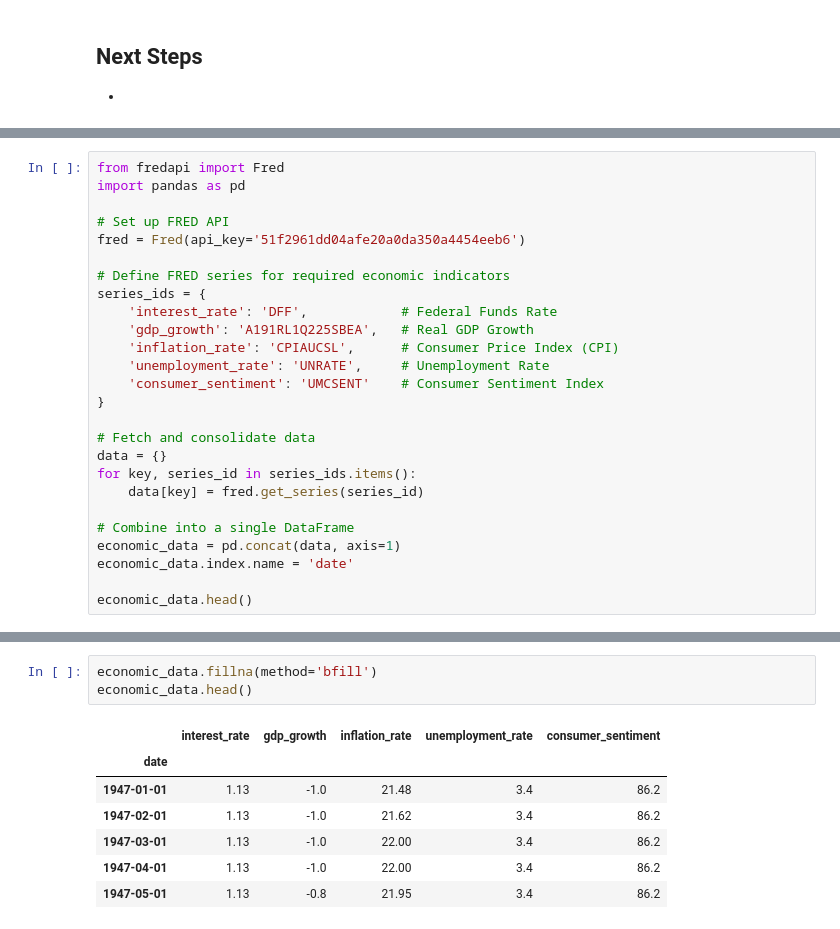
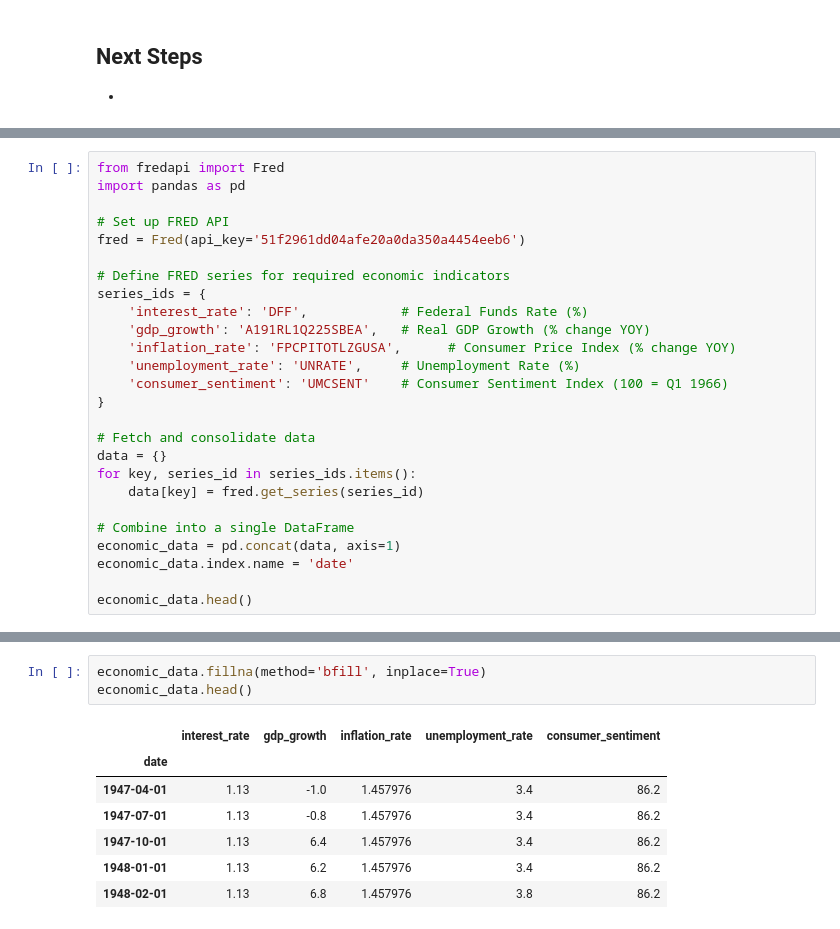
Before and after one commit to elijahlopez94/stock_market_prediction_with_rnn, a Jupyter notebook: eda_notebook.ipynb, the cells around one changed output, grey strips where cells are left out. Saved outputs shown, nothing was run; the diff lists cells and outputs as text.

```diff
--- a/eda_notebook.ipynb
+++ b/eda_notebook.ipynb
@@ -191,11 +157,11 @@ fred = Fred(api_key='51f2961dd04afe20a0da350a4454eeb6')
 
 # Define FRED series for required economic indicators
 series_ids = {
-    'interest_rate': 'DFF',            # Federal Funds Rate
-    'gdp_growth': 'A191RL1Q225SBEA',   # Real GDP Growth
-    'inflation_rate': 'CPIAUCSL',      # Consumer Price Index (CPI)
-    'unemployment_rate': 'UNRATE',     # Unemployment Rate
-    'consumer_sentiment': 'UMCSENT'    # Consumer Sentiment Index
+    'interest_rate': 'DFF',            # Federal Funds Rate (%)
+    'gdp_growth': 'A191RL1Q225SBEA',   # Real GDP Growth (% change YOY)
+    'inflation_rate': 'FPCPITOTLZGUSA',      # Consumer Price Index (% change YOY)
+    'unemployment_rate': 'UNRATE',     # Unemployment Rate (%)
+    'consumer_sentiment': 'UMCSENT'    # Consumer Sentiment Index (100 = Q1 1966)
 }
 
 # Fetch and consolidate data
@@ -226,14 +200,14 @@ overlapping_economic_data.head()
 # %%
-economic_data.fillna(method='bfill')
+economic_data.fillna(method='bfill', inplace=True)
 economic_data.head()
 # %% [output]
 |  | interest_rate | gdp_growth | inflation_rate | unemployment_rate | consumer_sentiment |
 | date |  |  |  |  |  |
-| 1947-01-01 | 1.13 | -1.0 | 21.48 | 3.4 | 86.2 |
-| 1947-02-01 | 1.13 | -1.0 | 21.62 | 3.4 | 86.2 |
-| 1947-03-01 | 1.13 | -1.0 | 22.00 | 3.4 | 86.2 |
-| 1947-04-01 | 1.13 | -1.0 | 22.00 | 3.4 | 86.2 |
-| 1947-05-01 | 1.13 | -0.8 | 21.95 | 3.4 | 86.2 |
+| 1947-04-01 | 1.13 | -1.0 | 1.457976 | 3.4 | 86.2 |
+| 1947-07-01 | 1.13 | -0.8 | 1.457976 | 3.4 | 86.2 |
+| 1947-10-01 | 1.13 | 6.4 | 1.457976 | 3.4 | 86.2 |
+| 1948-01-01 | 1.13 | 6.2 | 1.457976 | 3.4 | 86.2 |
+| 1948-02-01 | 1.13 | 6.8 | 1.457976 | 3.8 | 86.2 |
 # %%
 merged_df = stock_data.join(economic_data, how='left', on='date')
 merged_df.head()
```
Also changed, not shown: parts of 14 cells of this notebook, 2 other files.
